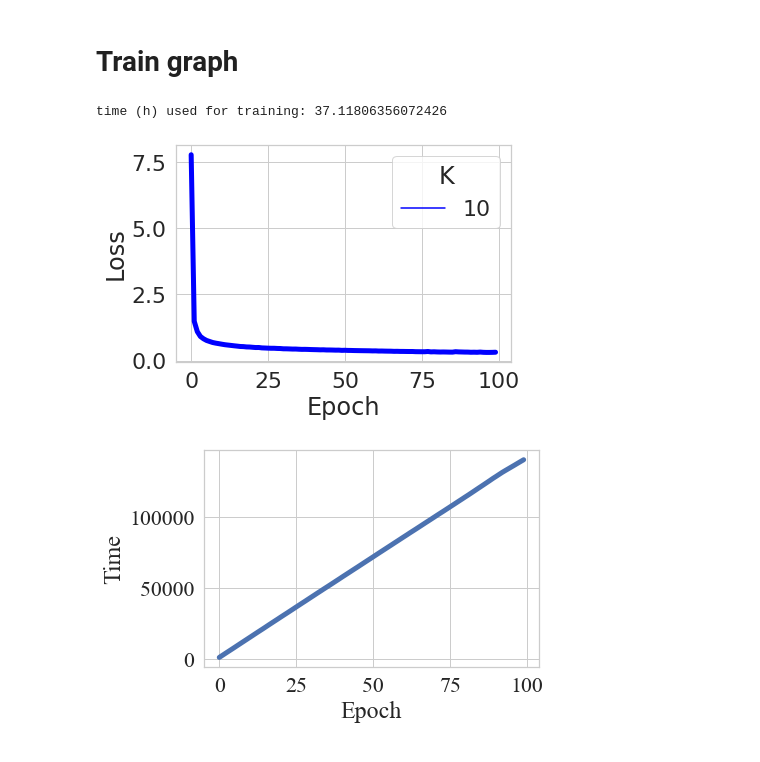
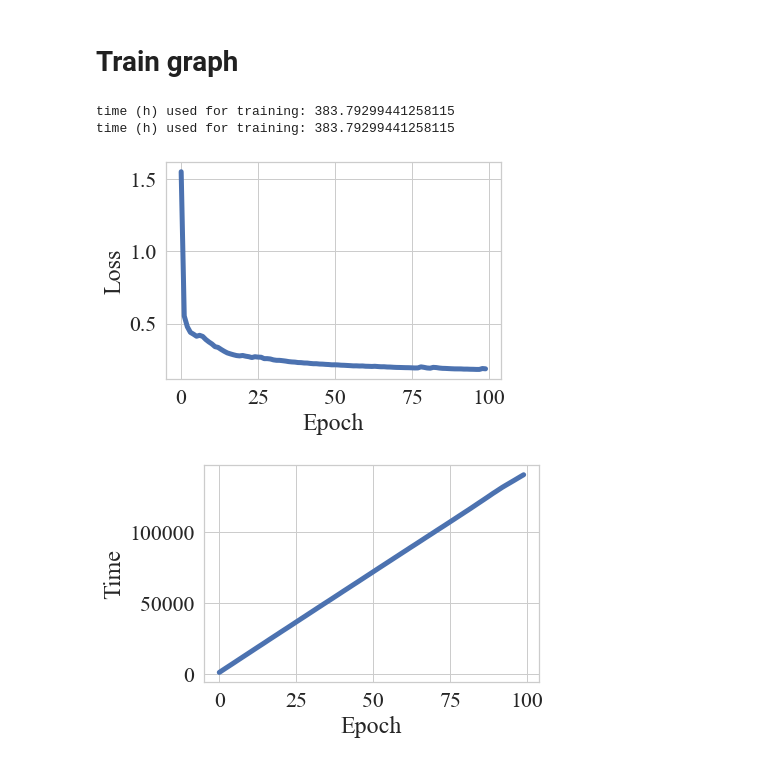
Before and after one commit to HisaoLabSUSTC/HVC-Net, a Jupyter notebook: set_transformer-master/Draw.ipynb, the cells around one changed output. Cells and saved outputs as stored; diff of their text form; code cells hidden in the pictures.

```diff
--- a/set_transformer-master/Draw.ipynb
+++ b/set_transformer-master/Draw.ipynb
@@ -78,51 +117,52 @@ collected_data = []
 # data = scio.loadmat(path)
 # loss = data['loss'].reshape(-1)     # [1, 100] -> [100]
 # time = data['time'].reshape(-1)     # [1, 100] -> [100]
 # epoch = np.arange(loss.shape[0])
 # collected_data.append(pd.DataFrame({'Loss': loss, 'Time': time, 'Epoch': epoch, 'K': 3}))
 
 # print(f'time (h) used for training: {time[-1] / 3600.0}')
 
-# ## num_blk = 5
-# train_data_file = f'train_log_train_data_M{M}_100K_100_model_5_M{M}_100K_100.mat'
+## num_blk = 5
+train_data_file = f'train_log_train_data_M{M}_10_model_5_M{M}_10.mat'
+path = os.path.join(path_dir, 'results', train_data_file)
+data = scio.loadmat(path)
+loss = data['loss'].reshape(-1)     # [1, 100] -> [100]
+time = data['time'].reshape(-1)     # [1, 100] -> [100]
+epoch = np.arange(loss.shape[0])
+collected_data.append(pd.DataFrame({'Loss': loss, 'Time': time, 'Epoch': epoch, 'K': 5}))
+
+print(f'time (h) used for training: {time[-1] / 3600.0}')
+#
+# ## num_blk = 10
+# train_data_file = f'train_log_train_data_M{M}_10_model_10_M{M}_10.mat'
 # path = os.path.join(path_dir, 'results', train_data_file)
 # data = scio.loadmat(path)
 # loss = data['loss'].reshape(-1)     # [1, 100] -> [100]
 # time = data['time'].reshape(-1)     # [1, 100] -> [100]
 # epoch = np.arange(loss.shape[0])
-# collected_data.append(pd.DataFrame({'Loss': loss, 'Time': time, 'Epoch': epoch, 'K': 5}))
-
-# print(f'time (h) used for training: {time[-1] / 3600.0}')
-
-## num_blk = 10
-train_data_file = f'train_log_train_data_M{M}_100K_100_model_10_M{M}_100K_100.mat'
-path = os.path.join(path_dir, 'results', train_data_file)
-data = scio.loadmat(path)
-loss = data['loss'].reshape(-1)     # [1, 100] -> [100]
-time = data['time'].reshape(-1)     # [1, 100] -> [100]
-epoch = np.arange(loss.shape[0])
-collected_data.append(pd.DataFrame({'Loss': loss, 'Time': time, 'Epoch': epoch, 'K': 10}))
+# collected_data.append(pd.DataFrame({'Loss': loss, 'Time': time, 'Epoch': epoch, 'K': 10}))
 
 print(f'time (h) used for training: {time[-1] / 3600.0}')
 
 
 collected_data = pd.concat(collected_data, ignore_index=True)
 
 ## draw plot
 sns.set_theme(style="whitegrid", font='Times New Roman', font_scale=2)
 plt.figure()
-fig = sns.lineplot(data=collected_data[['Epoch', 'Loss', 'K']], x="Epoch", y="Loss", hue="K",
+fig = sns.lineplot(data=collected_data[['Epoch', 'Loss', 'K']], x="Epoch", y="Loss", # hue="K",
                    palette=['blue'], # , 'green', 'red'
                    linewidth=5)
 # fig.set_xscale('log')
 # fig.set_yscale('log')
 # plt.ylim([1e-3, 1e-1])
 
 ## save plt
-# fig.get_figure().savefig(os.path.join(path_dir, 'figure', f'train_loss_M{M}_2.png'), dpi=300, bbox_inches='tight')
+fig.get_figure().savefig(os.path.join(path_dir, 'figure', f'train_loss_M{M}_10_5.png'), dpi=300, bbox_inches='tight')
 # %% [output]
-time (h) used for training: 37.11806356072426
+time (h) used for training: 383.79299441258115
+time (h) used for training: 383.79299441258115
-[figure, old version]
+[figure, new version]
 # %%
 ## draw plot
 sns.set_theme(style="whitegrid", font='Times New Roman', font_scale=2)
```
Also changed, not shown: parts of 15 cells of this notebook, 13 other files.
